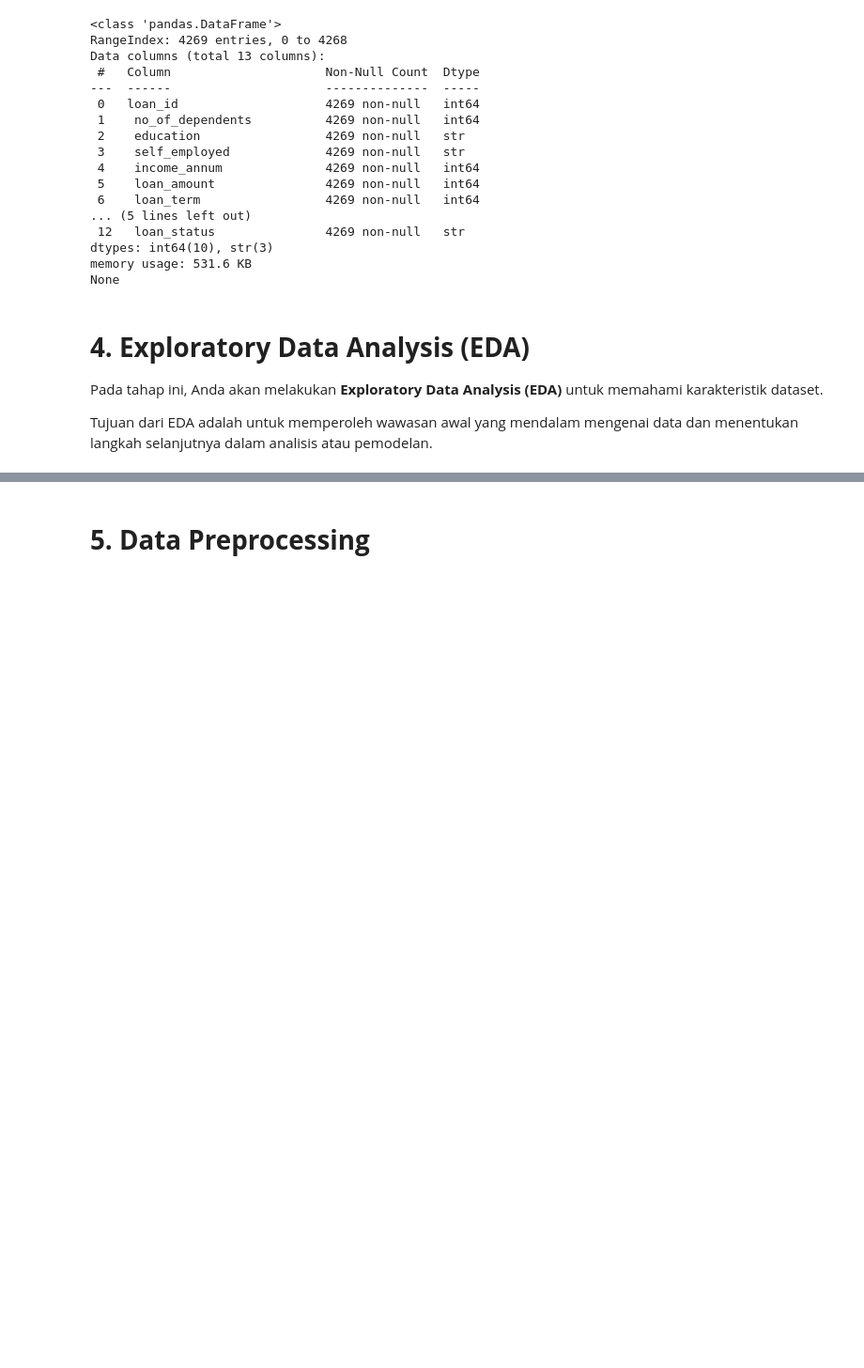
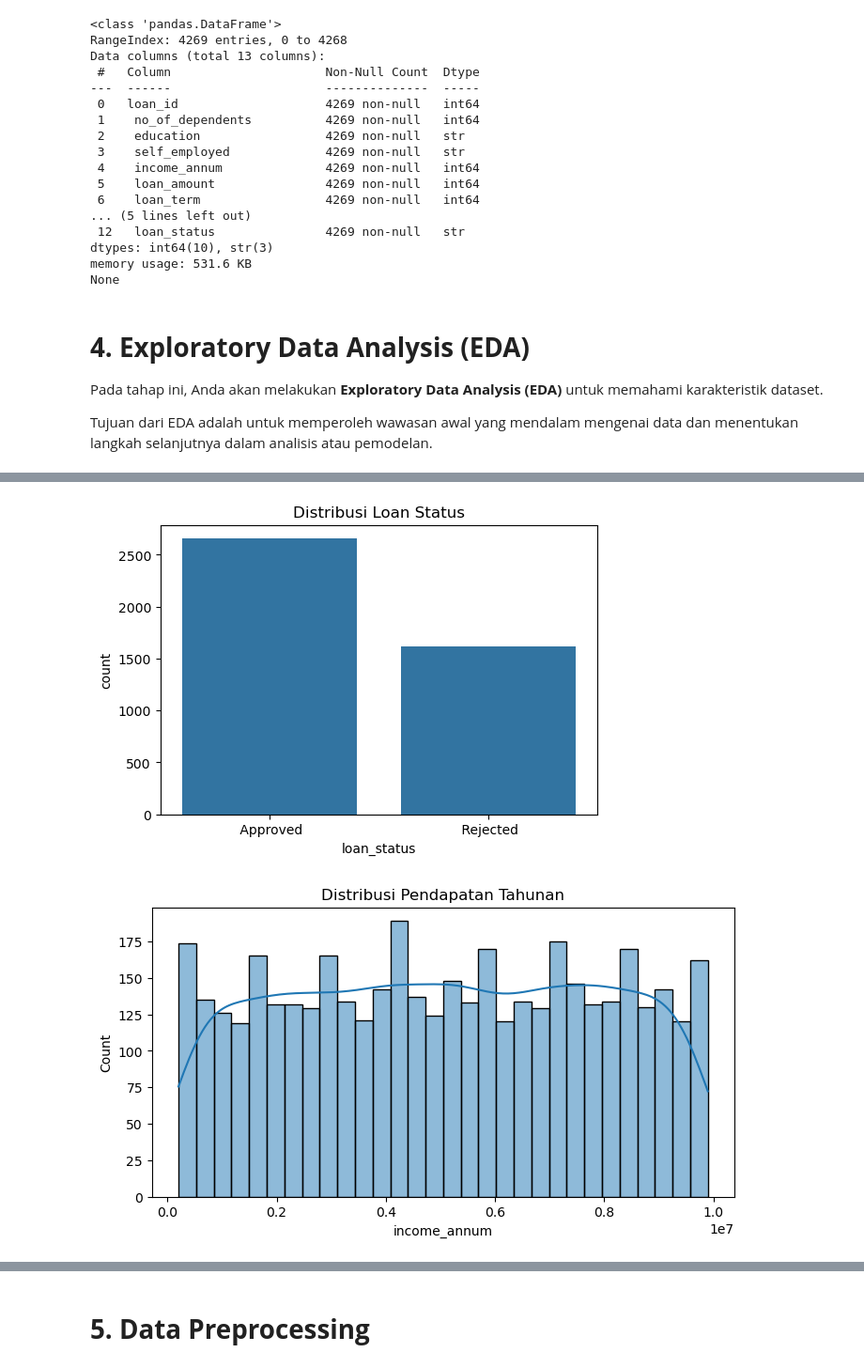
Before and after one commit to darrellrafa/Loan-Approval-EDA, a Jupyter notebook: Eksperimen_Darrell-Rafa.ipynb, the cells around one changed output, grey strips where cells are left out. Shown at 94% size. Saved outputs shown, nothing was run; the diff lists cells and outputs as text; code cells hidden in the pictures; blank space fills up the shorter version.

```diff
--- a/Eksperimen_Darrell-Rafa.ipynb
+++ b/Eksperimen_Darrell-Rafa.ipynb
@@ -57,7 +59,28 @@ Pada tahap ini, Anda akan melakukan **Exploratory Data Analysis (EDA)** untuk me
 
 Tujuan dari EDA adalah untuk memperoleh wawasan awal yang mendalam mengenai data dan menentukan langkah selanjutnya dalam analisis atau pemodelan.
 # %%
-# Mengecek missing values (hasilnya pasti 0)
+# 0. Bersihkan spasi tersembunyi pada nama kolom agar terbaca oleh Seaborn
+df.columns = df.columns.str.strip()
+
+# Mengecek missing values
 print("Jumlah Missing Values per Kolom:\n", df.isnull().sum())
+
+# 1. Univariate: Distribusi Target (loan_status)
+plt.figure(figsize=(6,4))
+sns.countplot(data=df, x='loan_status')
+plt.title('Distribusi Loan Status')
+plt.show()
+
+# 2. Univariate: Distribusi Pendapatan
+plt.figure(figsize=(8,4))
+sns.histplot(df['income_annum'], kde=True, bins=30)
+plt.title('Distribusi Pendapatan Tahunan')
+plt.show()
+
+# 3. Bivariate: Hubungan Pendapatan dan Status Pinjaman
+plt.figure(figsize=(8,5))
+sns.boxplot(data=df, x='loan_status', y='income_annum')
+plt.title('Pendapatan Tahunan vs Loan Status')
+plt.show()
 # %% [output]
 Jumlah Missing Values per Kolom:
@@ -77 +100,3 @@ Jumlah Missing Values per Kolom:
 dtype: int64
+[figure, added]
+[figure, added]
```
Also changed, not shown: parts of 3 cells of this notebook.
